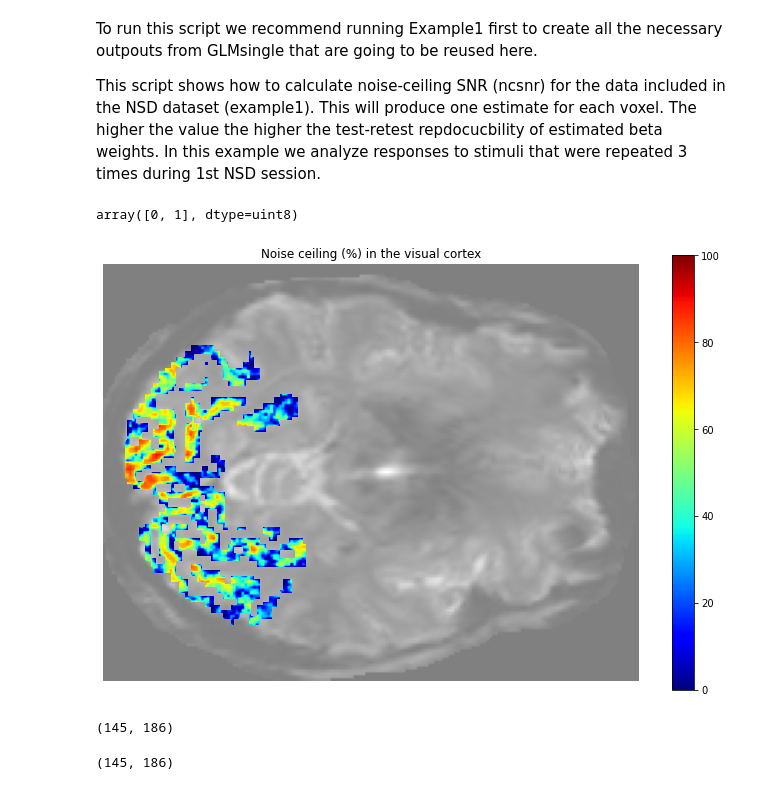
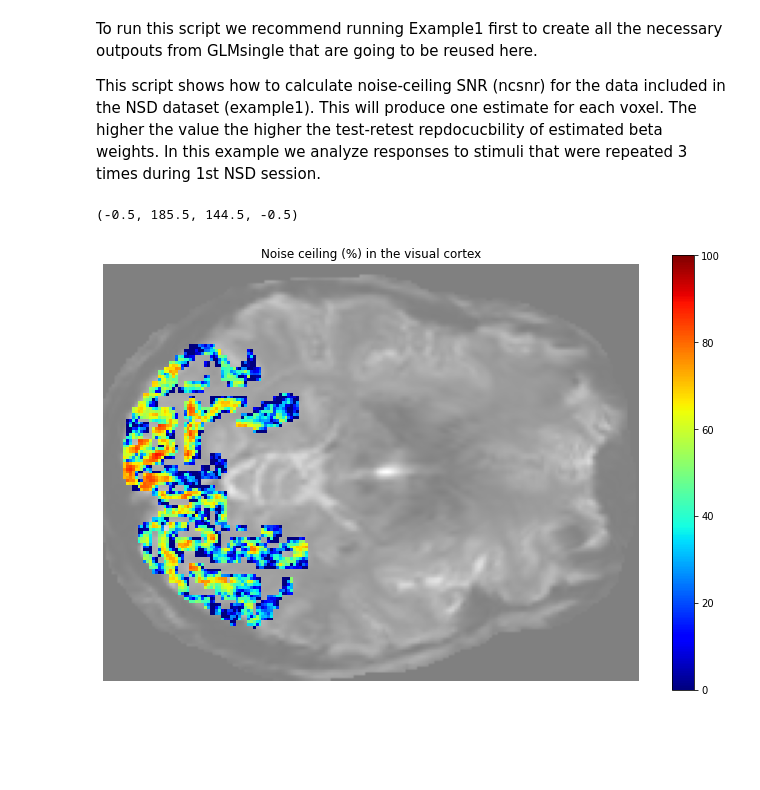
Before and after one commit to cvnlab/GLMsingle, a Jupyter notebook: examples/example9_noiseceiling.ipynb, the cells around one changed output. Drawn from its saved outputs; the diff is of its cells as text; code cells hidden in the pictures; blank space fills up the shorter version.

```diff
--- a/examples/example9_noiseceiling.ipynb
+++ b/examples/example9_noiseceiling.ipynb
@@ -113,38 +113,23 @@ noiseceiling = 100 * (np.power(ncsnr,2) / (np.power(ncsnr,2) + 1/3));
 # %%
 # we are going to plot noiseceiling as an overlay
 # which contains the full set of GLMsingle optimizations.
-
-=
 
 meanvol = np.squeeze(np.mean(data[0].reshape(xyzt),3))
 brainmask = meanvol > 275
 
 plt.figure(figsize=(12,8))
 
 plot_data = noiseceiling
 #plot_data[~brainmask & roi==1] = np.nan # remove values outside the brain for visualization purposes
 plot_data[roi!=1] = np.nan # remove values outside the brain for visualization purposes
 
 plt.imshow(meanvol/np.nanmax(meanvol),
                aspect='auto',cmap='gray',clim=(0,1), alpha=0.5)
 
-plt.imshow(plot_data,cmap='jet',clim=(0,100))
+plt.imshow(plot_data,cmap='jet',clim=(0,100),interpolation='none')
 plt.colorbar()
 plt.title("Noise ceiling (%) in the visual cortex")
 plt.axis(False)
-np.unique(roi)
 # %% [output]
-array([0, 1], dtype=uint8)
+(-0.5, 185.5, 144.5, -0.5)
-[figure, old version]
+[figure, new version]
-# %%
-plot_data = np.squeeze(noiseceiling.reshape(xyz)).astype(float)
-
-np.shape(brainmask)
-np.shape(roi)
-# %% [output]
-(145, 186)
-# %%
-% Compute ncsnr as the ratio between signal standard deviation and noise standard deviation.
-ncsnr = sqrt(signalvar) ./ noisesd;
-# %% [output]
-(145, 186)
```
Also changed, not shown: parts of 2 cells of this notebook.
